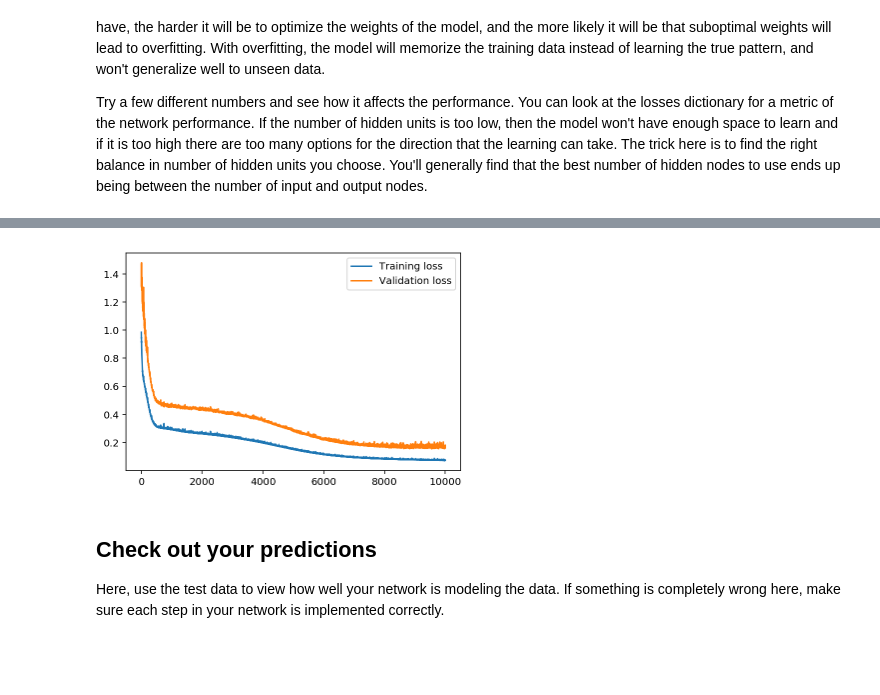
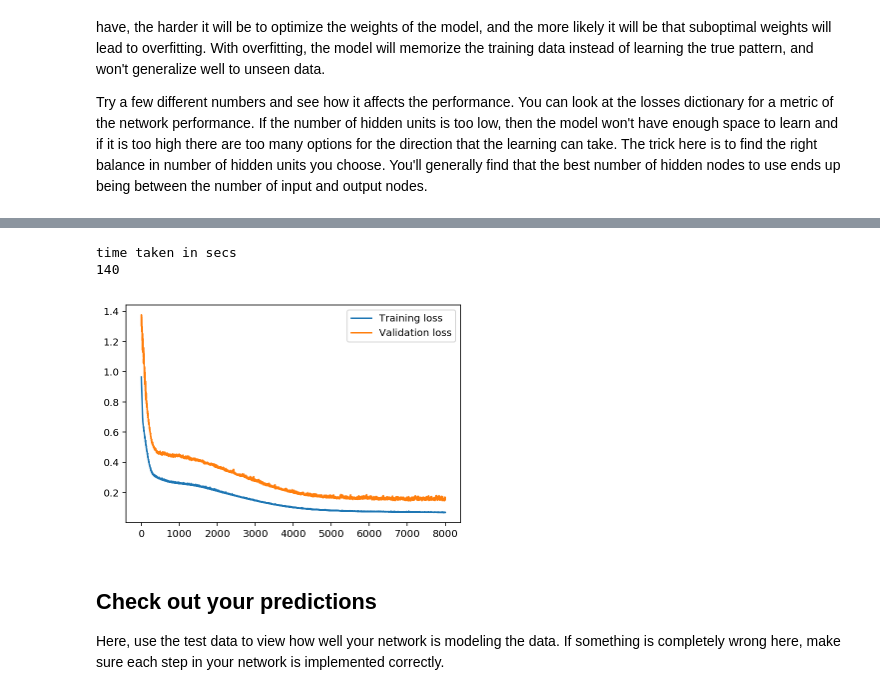
Before and after one commit to sjamthe/DLND, a Jupyter notebook: first-neural-network/Your_first_neural_network.ipynb, the cells around one changed output, grey strips where cells are left out. Drawn from its saved outputs; the diff is of its cells as text; code cells hidden in the pictures; blank space fills up the shorter version.

Commit message:
fine turning to reduce training time

```diff
--- a/first-neural-network/Your_first_neural_network.ipynb
+++ b/first-neural-network/Your_first_neural_network.ipynb
@@ -213,6 +208,7 @@ In a model where all the weights are optimized, the more hidden nodes you have,
 Try a few different numbers and see how it affects the performance. You can look at the losses dictionary for a metric of the network performance. If the number of hidden units is too low, then the model won't have enough space to learn and if it is too high there are too many options for the direction that the learning can take. The trick here is to find the right balance in number of hidden units you choose.  You'll generally find that the best number of hidden nodes to use ends up being between the number of input and output nodes.
 # %%
 import sys
+import datetime as dt
 
 ####################
 ### Set the hyperparameters in you myanswers.py file ###
@@ -220,7 +216,7 @@ import sys
 
 from my_answers import iterations, learning_rate, hidden_nodes, output_nodes
 
-
+n1=dt.datetime.now()
 N_i = train_features.shape[1]
 network = NeuralNetwork(N_i, hidden_nodes, output_nodes, learning_rate)
 
@@ -254,10 +250,16 @@ Progress: 100.0% ... Training loss: 0.073 ... Validation loss: 0.168
 # %%
 plt.plot(losses['train'], label='Training loss')
 plt.plot(losses['validation'], label='Validation loss')
 plt.legend()
 _ = plt.ylim()
+
+n2=dt.datetime.now()
+print("time taken in secs ")
+print ((n2-n1).seconds)
 # %% [output]
+time taken in secs
+140
-[figure, old version]
+[figure, new version]
 # %% [markdown]
 ## Check out your predictions
 
```
Also changed, not shown: parts of 4 cells of this notebook, 1 other file.
